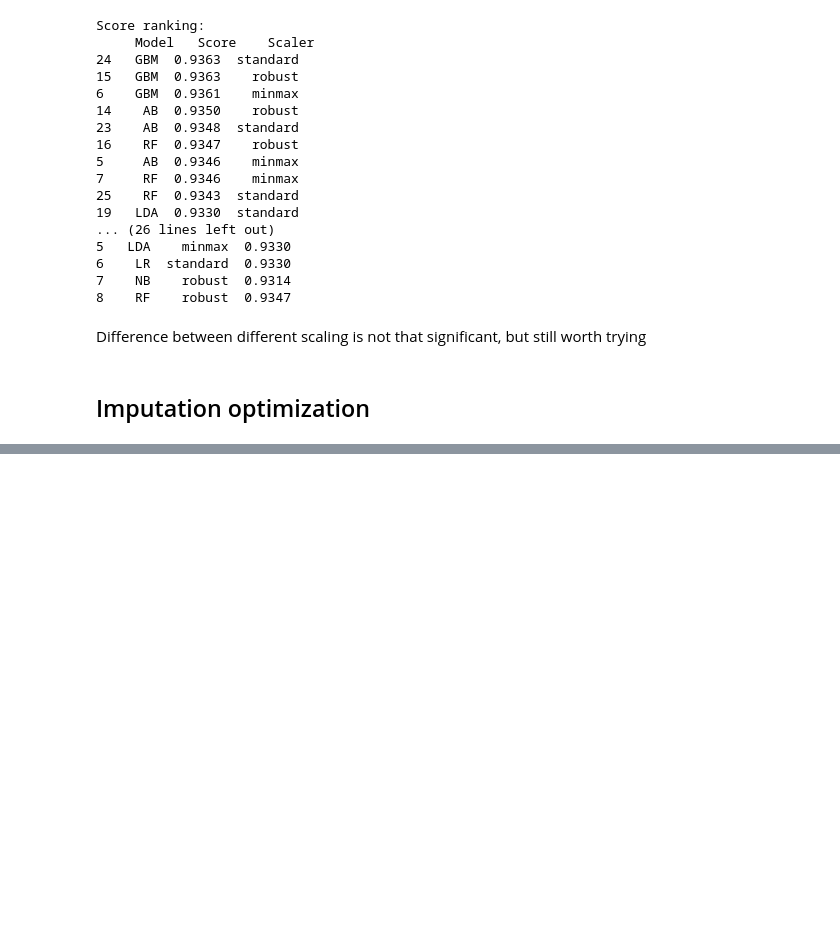
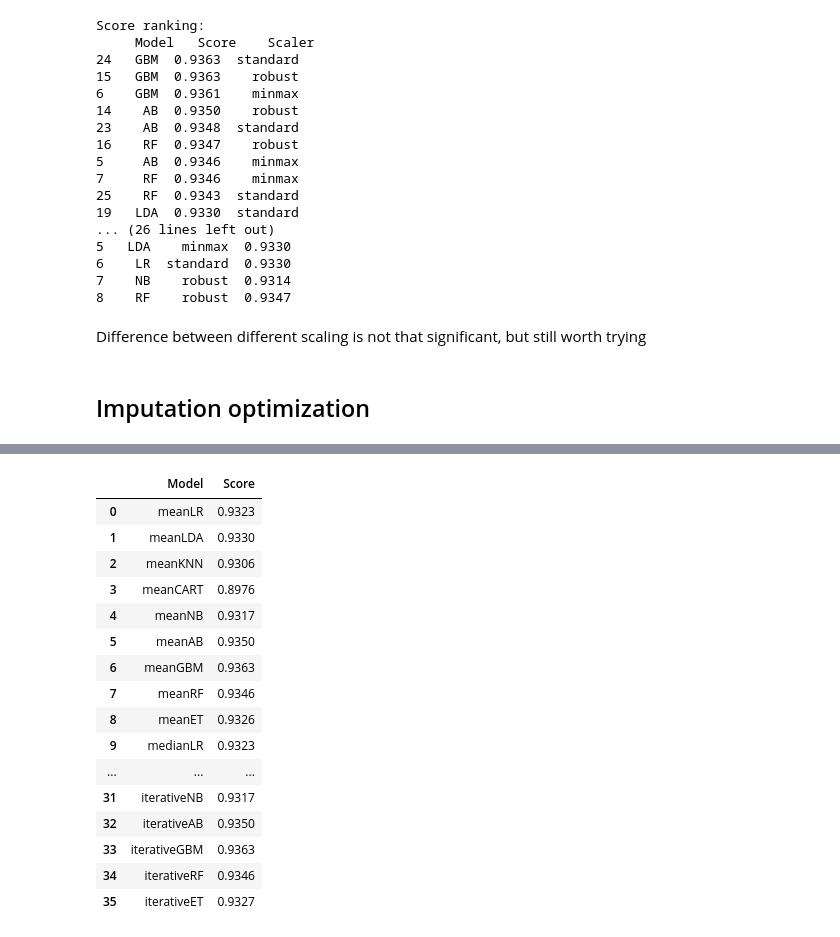
Before and after one commit to guilhermeRaibolt/kaggle_credit, a Jupyter notebook: Kaggle_credit.ipynb, the cells around one changed output, grey strips where cells are left out. Drawn from its saved outputs; the diff is of its cells as text; code cells hidden in the pictures; blank space fills up the shorter version.

```diff
--- a/Kaggle_credit.ipynb
+++ b/Kaggle_credit.ipynb
@@ -1078,0 +1132,25 @@ compareImputer.to_csv('compareImputer.csv')
+# %%
+mask = compareImputer['Model'].str.startswith("KNN")
+
+# Substitui "KNN" por "knn" nas linhas onde a condição é verdadeira
+compareImputer.loc[mask, 'Model'] = compareImputer.loc[mask, 'Model'].str.replace("KNN", "knn")
+# %%
+compareImputer
+# %% [output]
+|  | Model | Score |
+| 0 | meanLR | 0.9323 |
+| 1 | meanLDA | 0.9330 |
+| 2 | meanKNN | 0.9306 |
+| 3 | meanCART | 0.8976 |
+| 4 | meanNB | 0.9317 |
+| 5 | meanAB | 0.9350 |
+| 6 | meanGBM | 0.9363 |
+| 7 | meanRF | 0.9346 |
+| 8 | meanET | 0.9326 |
+| 9 | medianLR | 0.9323 |
+| ... | ... | ... |
+| 31 | iterativeNB | 0.9317 |
+| 32 | iterativeAB | 0.9350 |
+| 33 | iterativeGBM | 0.9363 |
+| 34 | iterativeRF | 0.9346 |
+| 35 | iterativeET | 0.9327 |
```
Also changed, not shown: parts of 27 cells of this notebook, 2 other files.
